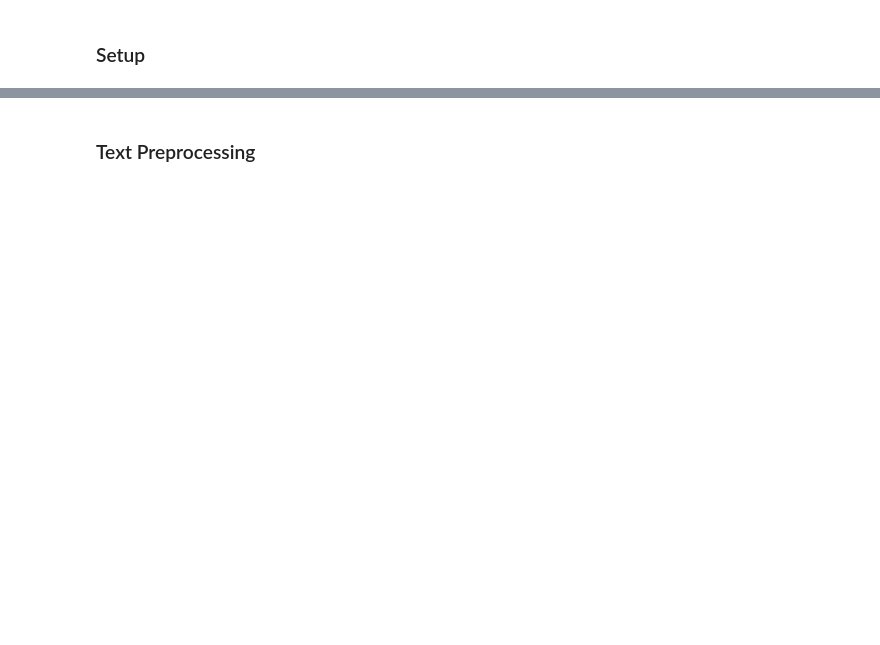
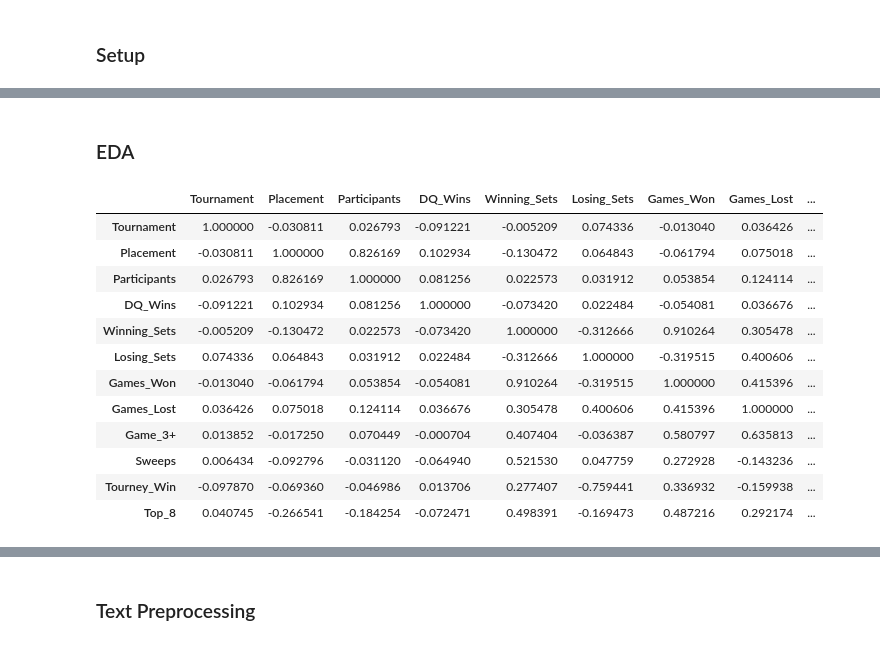
Before and after one commit to mn-INF/SSBU, a Jupyter notebook: Bracket Calc.ipynb, the cells around one changed output, grey strips where cells are left out. Cells and saved outputs as stored; diff of their text form; code cells hidden in the pictures; blank space fills up the shorter version.

```diff
--- a/Bracket Calc.ipynb
+++ b/Bracket Calc.ipynb
@@ -36,0 +41,21 @@ df.tail()
+# %% [markdown]
+<h3>EDA</h3>
+# %%
+#correlation matrix
+
+numeric = df.drop(['Chars_Won', 'Chars_Lost', 'Chars_All'], axis = 1)
+numeric.corr()
+# %% [output]
+|  | Tournament | Placement | Participants | DQ_Wins | Winning_Sets | Losing_Sets | Games_Won | Games_Lost | ... |
+| Tournament | 1.000000 | -0.030811 | 0.026793 | -0.091221 | -0.005209 | 0.074336 | -0.013040 | 0.036426 | ... |
+| Placement | -0.030811 | 1.000000 | 0.826169 | 0.102934 | -0.130472 | 0.064843 | -0.061794 | 0.075018 | ... |
+| Participants | 0.026793 | 0.826169 | 1.000000 | 0.081256 | 0.022573 | 0.031912 | 0.053854 | 0.124114 | ... |
+| DQ_Wins | -0.091221 | 0.102934 | 0.081256 | 1.000000 | -0.073420 | 0.022484 | -0.054081 | 0.036676 | ... |
+| Winning_Sets | -0.005209 | -0.130472 | 0.022573 | -0.073420 | 1.000000 | -0.312666 | 0.910264 | 0.305478 | ... |
+| Losing_Sets | 0.074336 | 0.064843 | 0.031912 | 0.022484 | -0.312666 | 1.000000 | -0.319515 | 0.400606 | ... |
+| Games_Won | -0.013040 | -0.061794 | 0.053854 | -0.054081 | 0.910264 | -0.319515 | 1.000000 | 0.415396 | ... |
+| Games_Lost | 0.036426 | 0.075018 | 0.124114 | 0.036676 | 0.305478 | 0.400606 | 0.415396 | 1.000000 | ... |
+| Game_3+ | 0.013852 | -0.017250 | 0.070449 | -0.000704 | 0.407404 | -0.036387 | 0.580797 | 0.635813 | ... |
+| Sweeps | 0.006434 | -0.092796 | -0.031120 | -0.064940 | 0.521530 | 0.047759 | 0.272928 | -0.143236 | ... |
+| Tourney_Win | -0.097870 | -0.069360 | -0.046986 | 0.013706 | 0.277407 | -0.759441 | 0.336932 | -0.159938 | ... |
+| Top_8 | 0.040745 | -0.266541 | -0.184254 | -0.072471 | 0.498391 | -0.169473 | 0.487216 | 0.292174 | ... |
```
Also changed, not shown: parts of 19 cells of this notebook, 1 other file.
